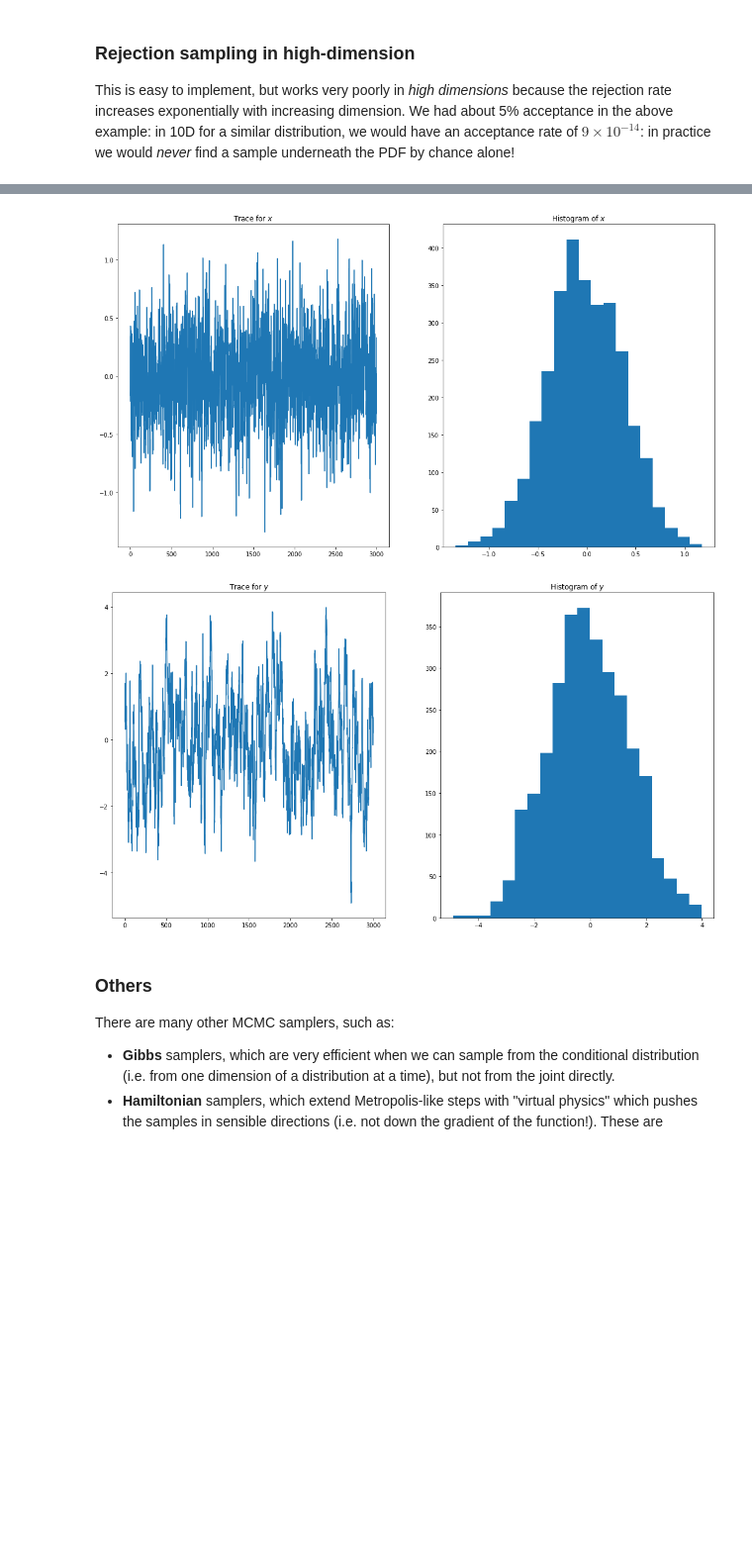
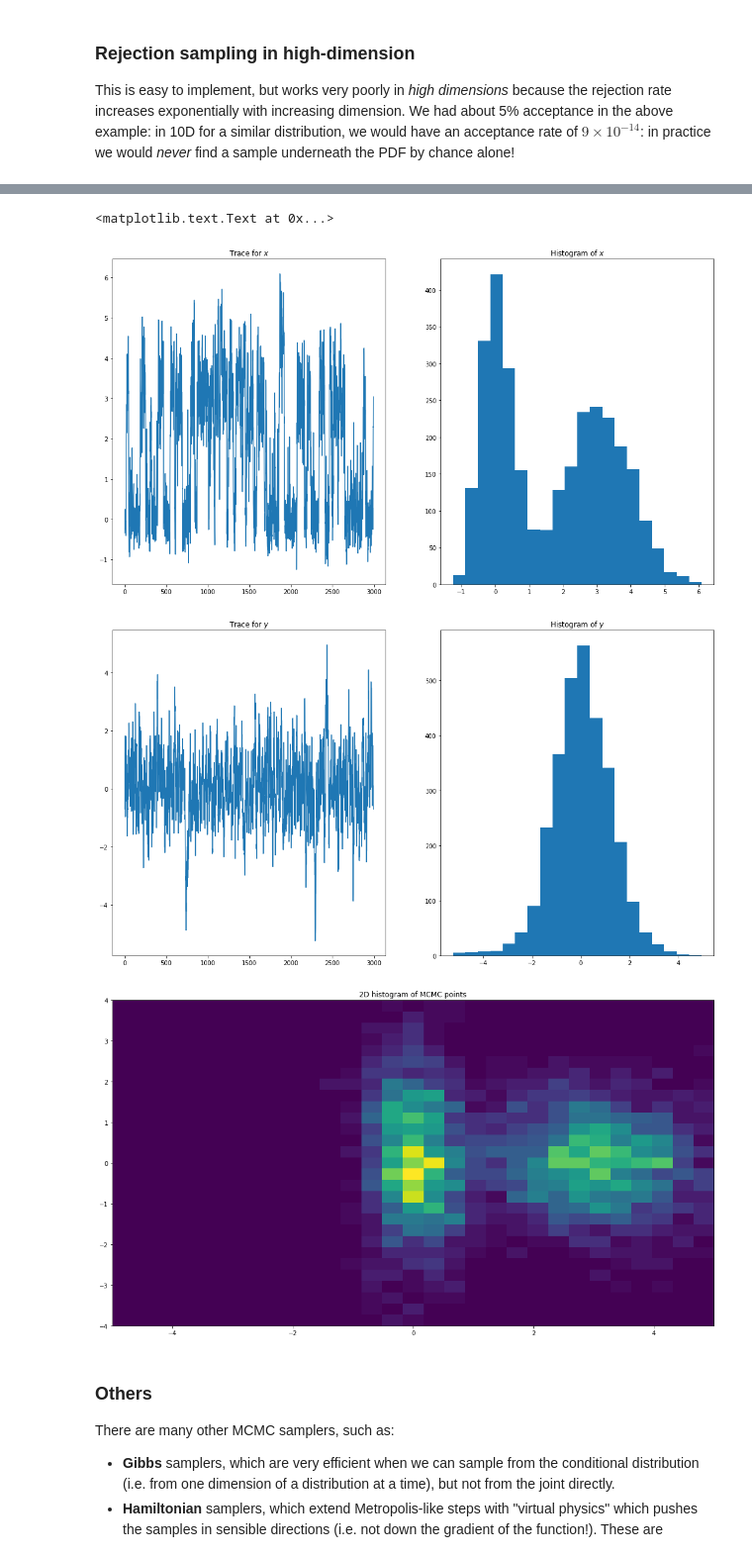
Before and after one commit to johnhw/summerschool2017, a Jupyter notebook: static/static_2.ipynb, the cells around one changed output, grey strips where cells are left out. Shown: that part at 99% size. Saved outputs shown, nothing was run; the diff lists cells and outputs as text; code cells hidden in the pictures; blank space fills up the shorter version.

Commit message:
Tidied up MCMC section

```diff
--- a/static/static_2.ipynb
+++ b/static/static_2.ipynb
@@ -115,0 +115,23 @@ plt.title("MCMC sampling with Metropolis-Hastings")
+# %%
+# test the sampling process
+# create an interesting distribution p
+A = np.array([[0.15, 0.9], [-0.1, 2.5]])
+p1 = lambda x:scipy.stats.multivariate_normal(mean=[0,0], cov=A).pdf(x)
+p2 = lambda x:scipy.stats.multivariate_normal(mean=[3,0], cov=np.eye(2)).pdf(x)
+p = lambda x:p1(x)*0.5+p2(x)*0.5
+# create a proposal distribution, with std. dev. 0.25
+q = lambda: np.random.normal(0,0.75,(2,))
+
+# make 500 MCMC steps
+accept, reject = metropolis(p,q,[0.1, 0.3], 500)
+
+# plot a heatmap of the distribution, along with the
+# accepted and rejected samples from that MCMC chain
+plt.figure(figsize=(10,10))
+plt.plot(accept[:,0], accept[:,1])
+plt.plot(accept[:,0], accept[:,1], 'b.')
+plt.plot(reject[:,0], reject[:,1], 'rx')
+x,y = np.meshgrid(np.linspace(-5,5,30), np.linspace(-4,4,30))
+plt.imshow(p(np.dstack([x,y])), extent=[-4,4,-4,4], cmap='viridis')
+plt.grid("off")
+plt.title("MCMC sampling with Metropolis-Hastings")
@@ -116,25 +141,32 @@ plt.title("MCMC sampling with Metropolis-Hastings")
 # %%
 # run the chain for longer, and plot the trace and the histogram of the variable
 accept, reject = metropolis(p,q,[0.1, 0.3], 5000)
 plt.subplot(1,2,1)
 plt.plot(accept[:,0])
 plt.title("Trace for $x$")
 plt.subplot(1,2,2)
 plt.hist(accept[:,0], bins=20)
 plt.title("Histogram of $x$")
 
 plt.figure()
 
 plt.plot(accept[:,1])
 plt.subplot(1,2,1)
 plt.title("Trace for $y$")
 plt.plot(accept[:,1])
 plt.subplot(1,2,2)
 plt.title("Histogram of $y$")
 plt.hist(accept[:,1], bins=20);
+
+plt.figure()
+xbins, ybins = np.linspace(-5,5,30), np.linspace(-4,4,30)
+plt.hist2d(accept[:,0], accept[:,1], normed=True, bins=[xbins, ybins])
+plt.title("2D histogram of MCMC points")
 # %% [output]
+<matplotlib.text.Text at 0x...>
-[figure, old version]
+[figure, new version]
-[figure, old version]
+[figure, new version]
+[figure, added]
 # %% [markdown]
 ### Others
 There are many other MCMC samplers, such as:
```
Also changed, not shown: parts of 12 cells of this notebook, 6 other files.
